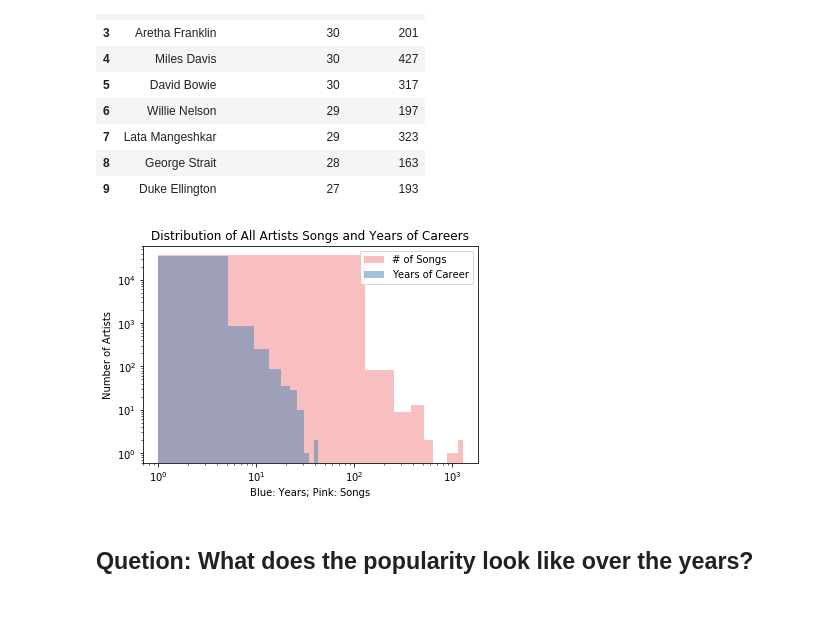
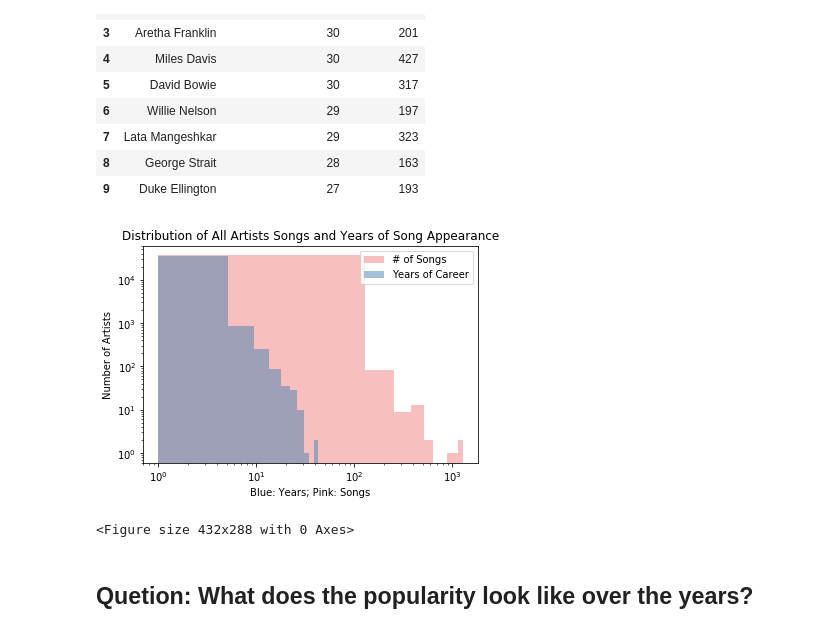
Before and after one commit to ztcnrh/Spotify-Music-Analysis, a Jupyter notebook: analysis/exploration_descriptive_analysis.ipynb, the cells around one changed output. Saved outputs shown, nothing was run; the diff lists cells and outputs as text; code cells hidden in the pictures.

```diff
--- a/analysis/exploration_descriptive_analysis.ipynb
+++ b/analysis/exploration_descriptive_analysis.ipynb
@@ -130,20 +143,21 @@ career_df.to_csv('../output_csv/artist_career.csv')
 # %%
 # Plot hist of career
 plt.hist(career_df['song count'], alpha=0.5, color='lightcoral', label='# of Songs')
-plt.hist(career_df['years of career'], alpha=0.5, color='steelblue', label='Years of Career')
+plt.hist(career_df['time span of songs'], alpha=0.5, color='steelblue', label='Years of Career')
 
 plt.yscale('log')
 plt.xscale('log')
 plt.legend(loc='best')
-plt.title('Distribution of All Artists Songs and Years of Careers')
+plt.title('Distribution of All Artists Songs and Years of Song Appearance')
 plt.xlabel('Blue: Years; Pink: Songs')
 plt.ylabel('Number of Artists')
 
 plt.show()
 
-# plt.savefig('../images/industry_career.png')
+plt.savefig('../images/industry_career.png')
 # %% [output]
-[figure, old version]
+[figure, new version]
+<Figure size 432x288 with 0 Axes>
 # %% [markdown]
 ## Quetion: What does the popularity look like over the years?
 # %%
```
Also changed, not shown: parts of 3 cells of this notebook, 1 other file.
